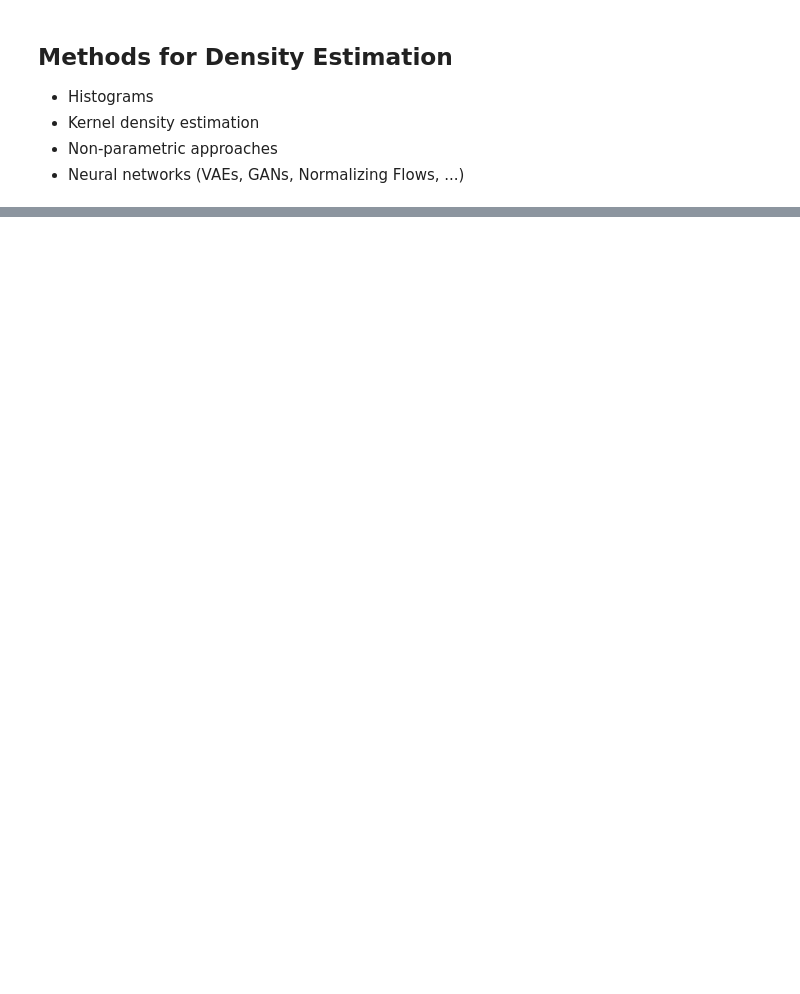
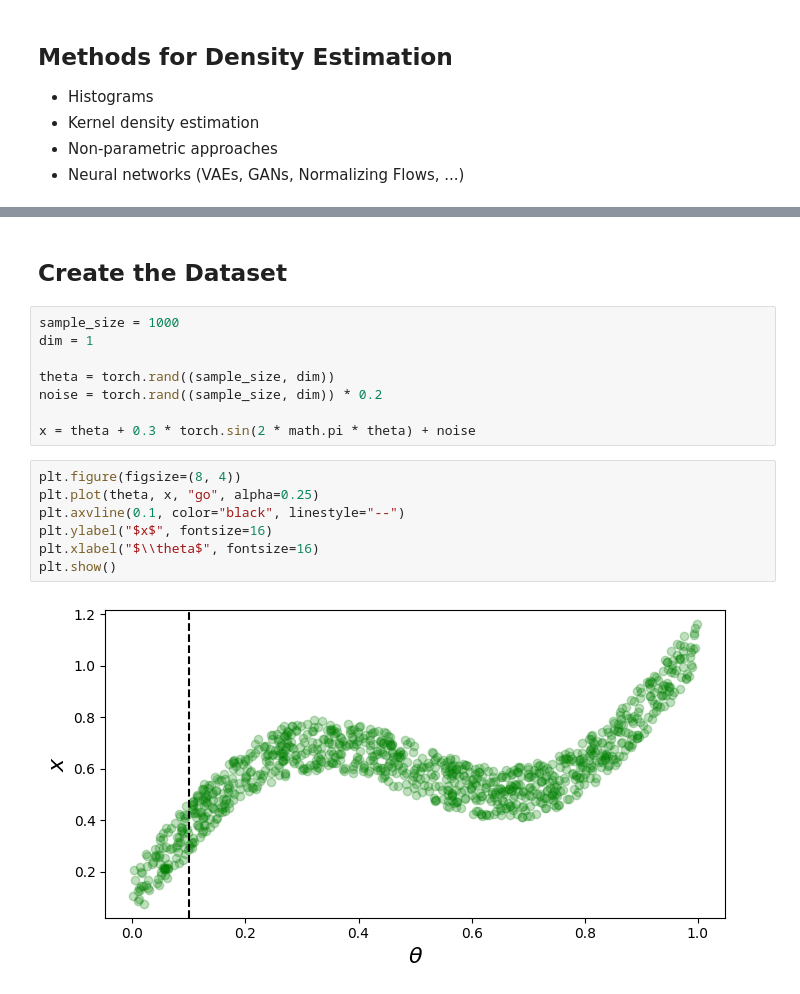
Before and after one commit to aai-institute/tfl-training-sbi, a Jupyter notebook: notebooks/nb_02_conditional_density_estimation.ipynb, the cells around one changed output, grey strips where cells are left out. Saved outputs shown, nothing was run; the diff lists cells and outputs as text; blank space fills up the shorter version.

```diff
--- a/notebooks/nb_02_conditional_density_estimation.ipynb
+++ b/notebooks/nb_02_conditional_density_estimation.ipynb
@@ -76,0 +140,19 @@ Goal: density estimate for $x$ **given** an observation $\theta^{\prime}$
+# %% [markdown]
+## Create  the Dataset
+# %%
+sample_size = 1000
+dim = 1
+
+theta = torch.rand((sample_size, dim))
+noise = torch.rand((sample_size, dim)) * 0.2
+
+x = theta + 0.3 * torch.sin(2 * math.pi * theta) + noise
+# %%
+plt.figure(figsize=(8, 4))
+plt.plot(theta, x, "go", alpha=0.25)
+plt.axvline(0.1, color="black", linestyle="--")
+plt.ylabel("$x$", fontsize=16)
+plt.xlabel("$\\theta$", fontsize=16)
+plt.show()
+# %% [output]
+[figure, added]
```
Also changed, not shown: parts of 14 cells of this notebook, 5 other files.
